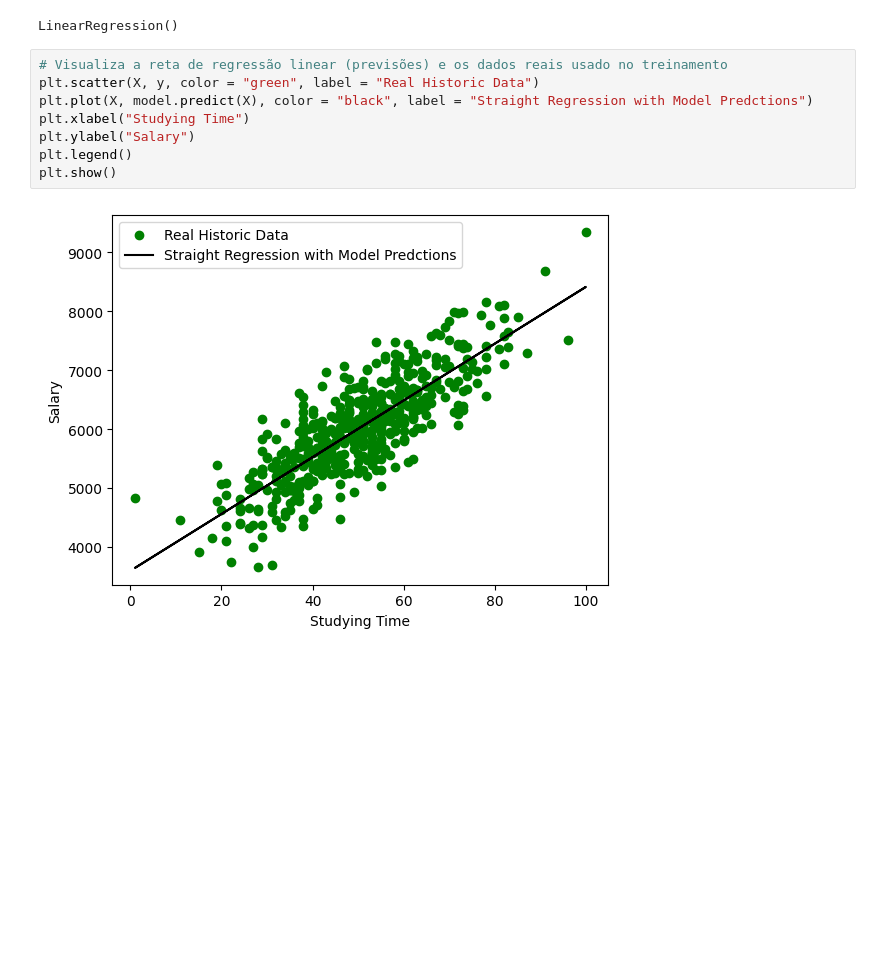
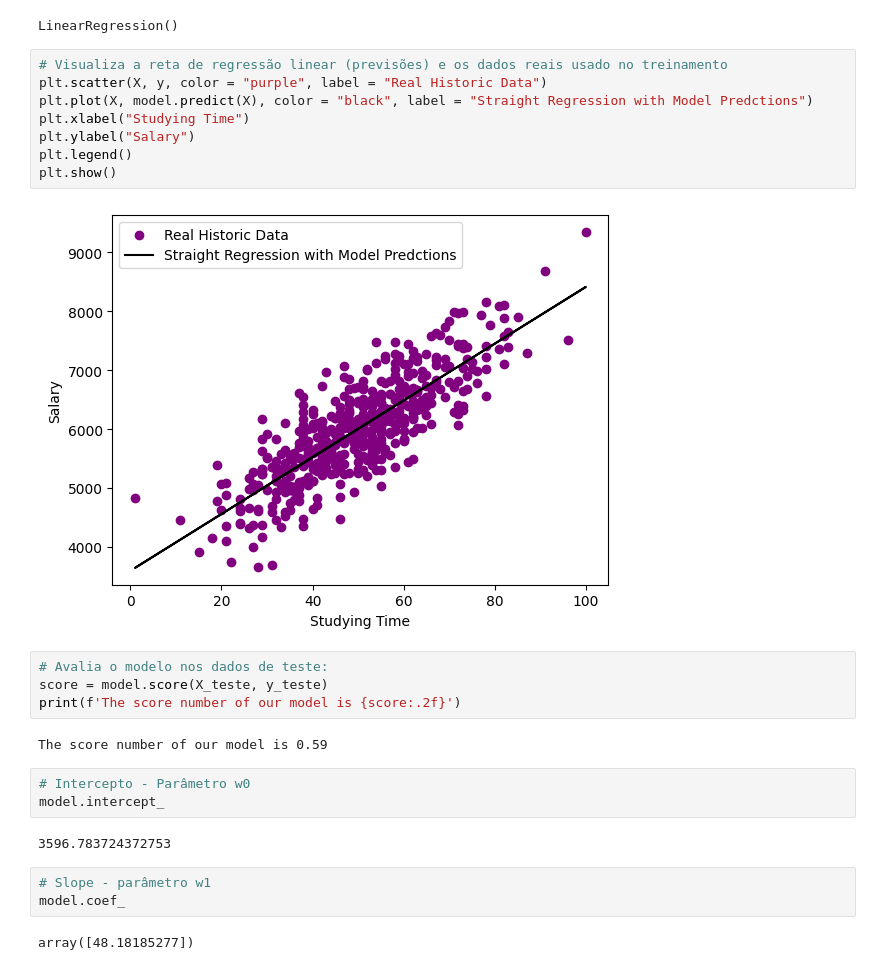
Before and after one commit to SamuelMends/datascience_fundamentals, a Jupyter notebook: scikitlearn.ipynb, the cells around one changed output. Drawn from its saved outputs; the diff is of its cells as text; blank space fills up the shorter version.

```diff
--- a/scikitlearn.ipynb
+++ b/scikitlearn.ipynb
@@ -142,11 +142,27 @@ model.fit(X_treino, y_treino)
 LinearRegression()
 # %%
 # Visualiza a reta de regressão linear (previsões) e os dados reais usado no treinamento
-plt.scatter(X, y, color = "green", label = "Real Historic Data")
+plt.scatter(X, y, color = "purple", label = "Real Historic Data")
 plt.plot(X, model.predict(X), color = "black", label = "Straight Regression with Model Predctions")
 plt.xlabel("Studying Time")
 plt.ylabel("Salary")
 plt.legend()
 plt.show()
 # %% [output]
-[figure, old version]
+[figure, new version]
+# %%
+# Avalia o modelo nos dados de teste:
+score = model.score(X_teste, y_teste)
+print(f'The score number of our model is {score:.2f}')
+# %% [output]
+The score number of our model is 0.59
+# %%
+# Intercepto - Parâmetro w0
+model.intercept_
+# %% [output]
+3596.783724372753
+# %%
+# Slope - parâmetro w1
+model.coef_
+# %% [output]
+array([48.18185277])
```
